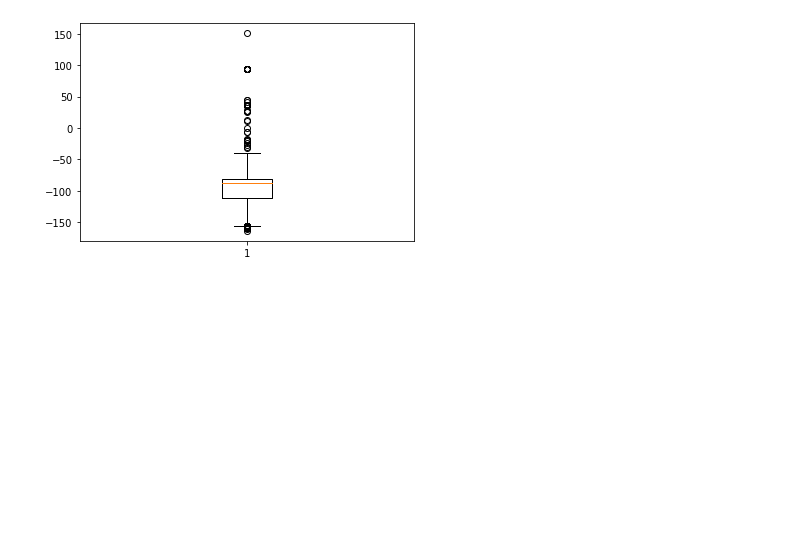
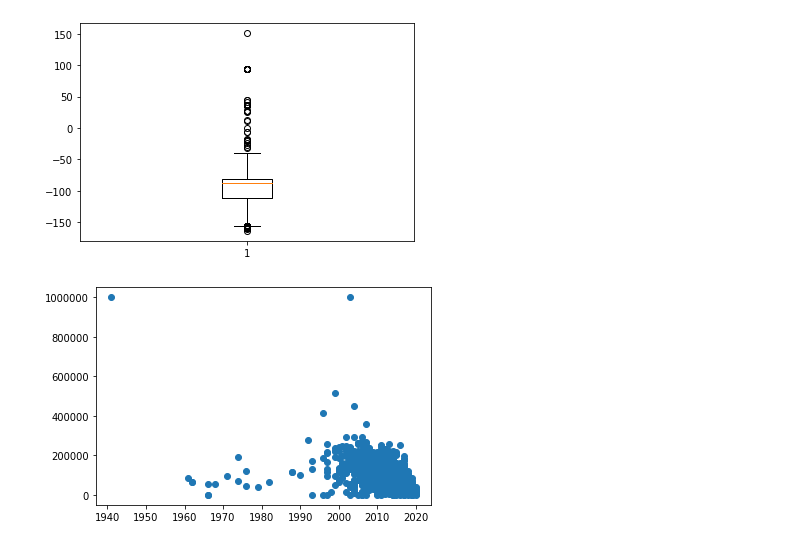
Before and after one commit to ixiaopan/GroupWork, a Jupyter notebook: DataMining/Cars_Matt.ipynb, the cells around one changed output. Cells and saved outputs as stored; diff of their text form; code cells hidden in the pictures; blank space fills up the shorter version.

```diff
--- a/DataMining/Cars_Matt.ipynb
+++ b/DataMining/Cars_Matt.ipynb
@@ -531,3 +558,5 @@ Name: price, dtype: float64
+# %%
+cars = groupStateByPrice(cars)
 # %%
 plt.bar(bar.index, bar)
 plt.xticks(rotation=90)
@@ -576,3 +605,14 @@ plt.show()
 # %%
 cars = cc.fillLatLongNA(cars)
 cars = cc.fillLatLongOutliers(cars)
+# %%
+year_odo = cars[['year','odometer']].copy()
+# %%
+year_odo.dropna(inplace=True)
+# %%
+year_odo = year_odo.head(1000)
+# %%
+plt.scatter(year_odo.year, year_odo.odometer)
+plt.show()
+# %% [output]
+[figure, added]
```
Also changed, not shown: parts of 4 cells of this notebook, 1 other file.
